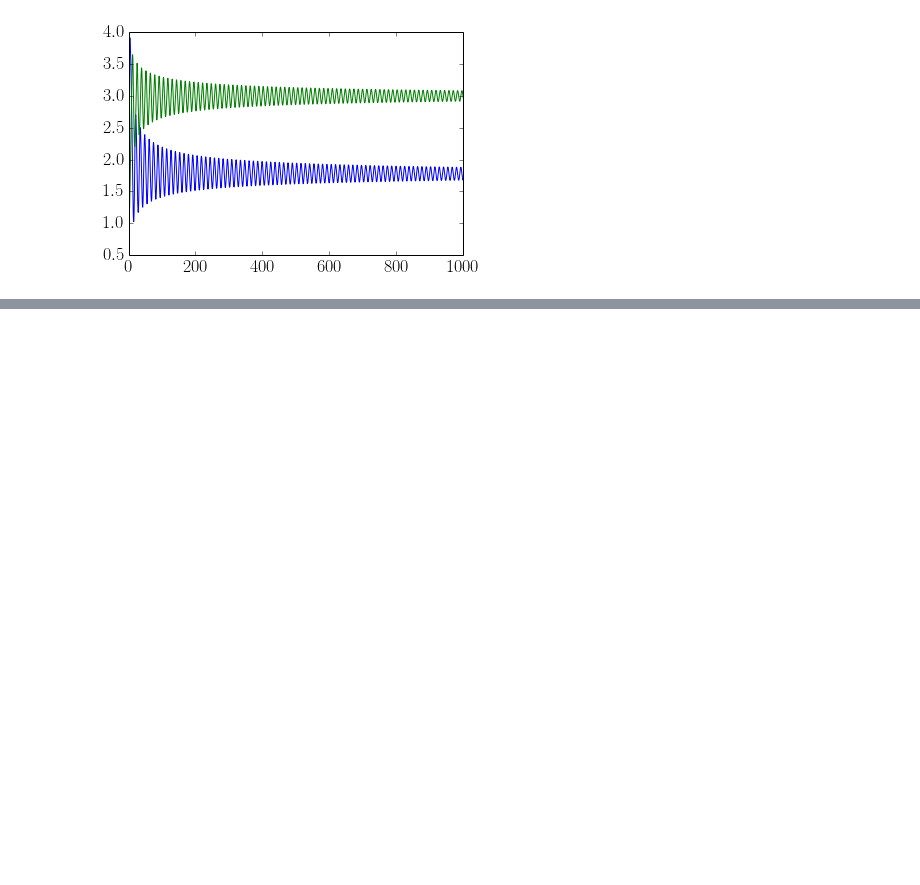
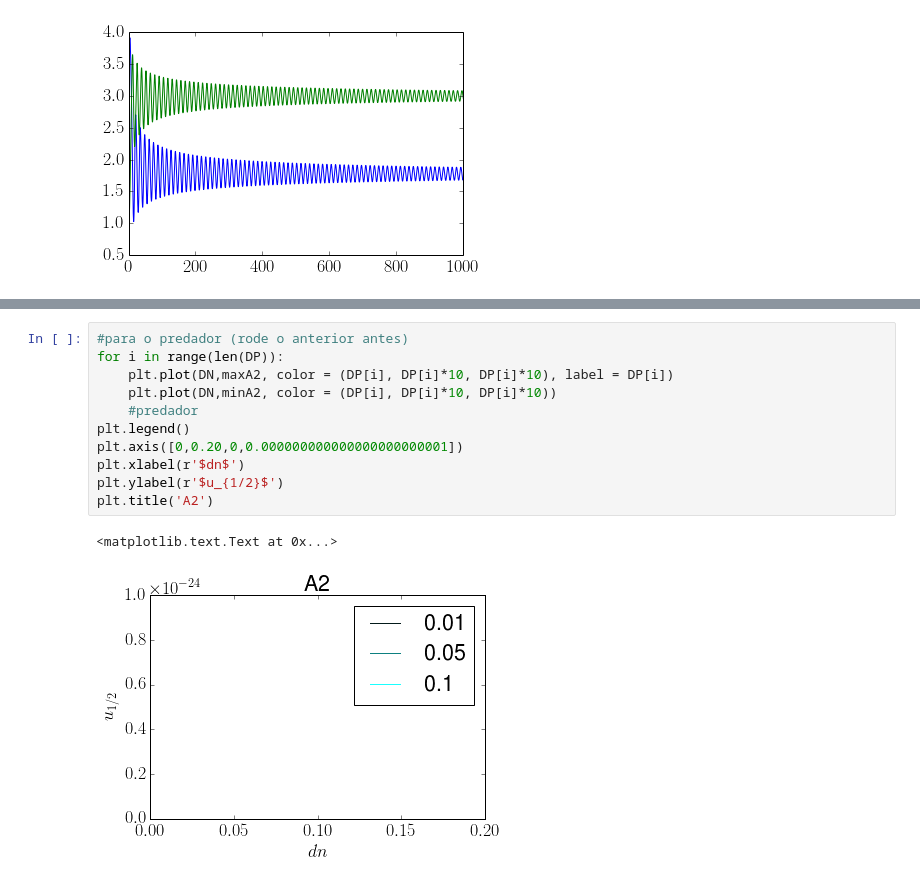
Before and after one commit to reand705/reac_diff, a Jupyter notebook: Var_Method_Ros_Mac.ipynb, the cells around one changed output, grey strips where cells are left out. Drawn from its saved outputs; the diff is of its cells as text; blank space fills up the shorter version.

```diff
--- a/Var_Method_Ros_Mac.ipynb
+++ b/Var_Method_Ros_Mac.ipynb
@@ -148,0 +130,14 @@ for d_p in DP:
+# %%
+#para o predador (rode o anterior antes)
+for i in range(len(DP)):
+    plt.plot(DN,maxA2, color = (DP[i], DP[i]*10, DP[i]*10), label = DP[i])
+    plt.plot(DN,minA2, color = (DP[i], DP[i]*10, DP[i]*10))
+    #predador
+plt.legend()
+plt.axis([0,0.20,0,0.000000000000000000000001])
+plt.xlabel(r'$dn$')
+plt.ylabel(r'$u_{1/2}$')
+plt.title('A2')
+# %% [output]
+<matplotlib.text.Text at 0x...>
+[figure, added]
```
Also changed, not shown: parts of 2 cells of this notebook, 1 other file.
